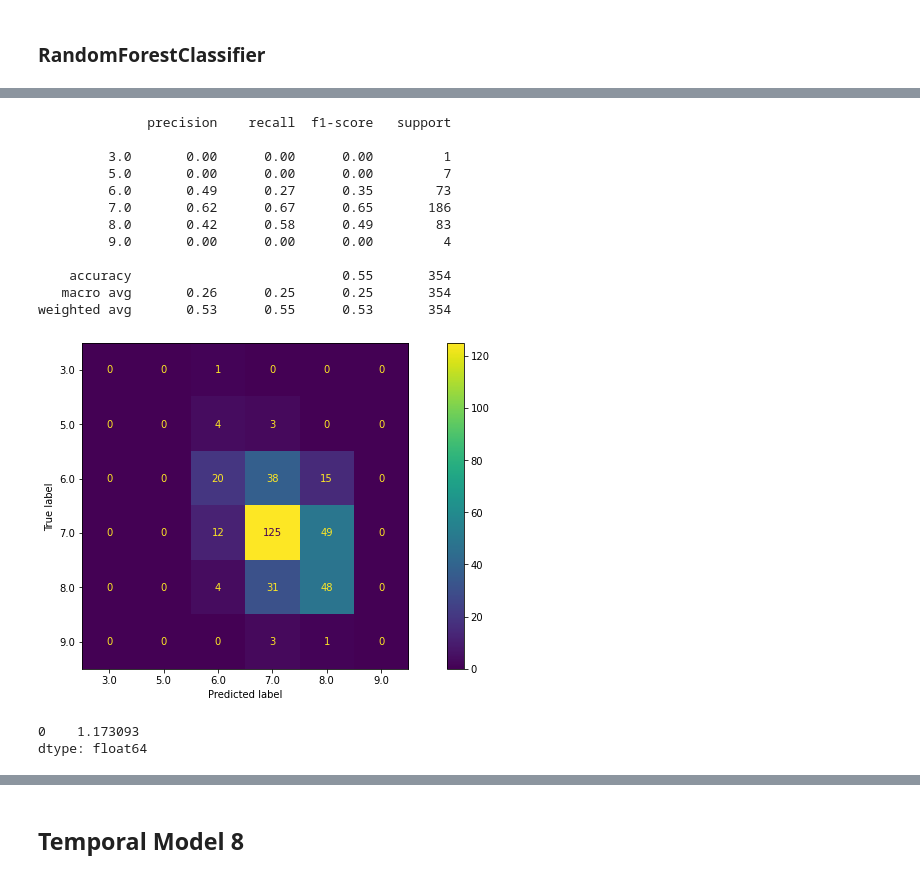
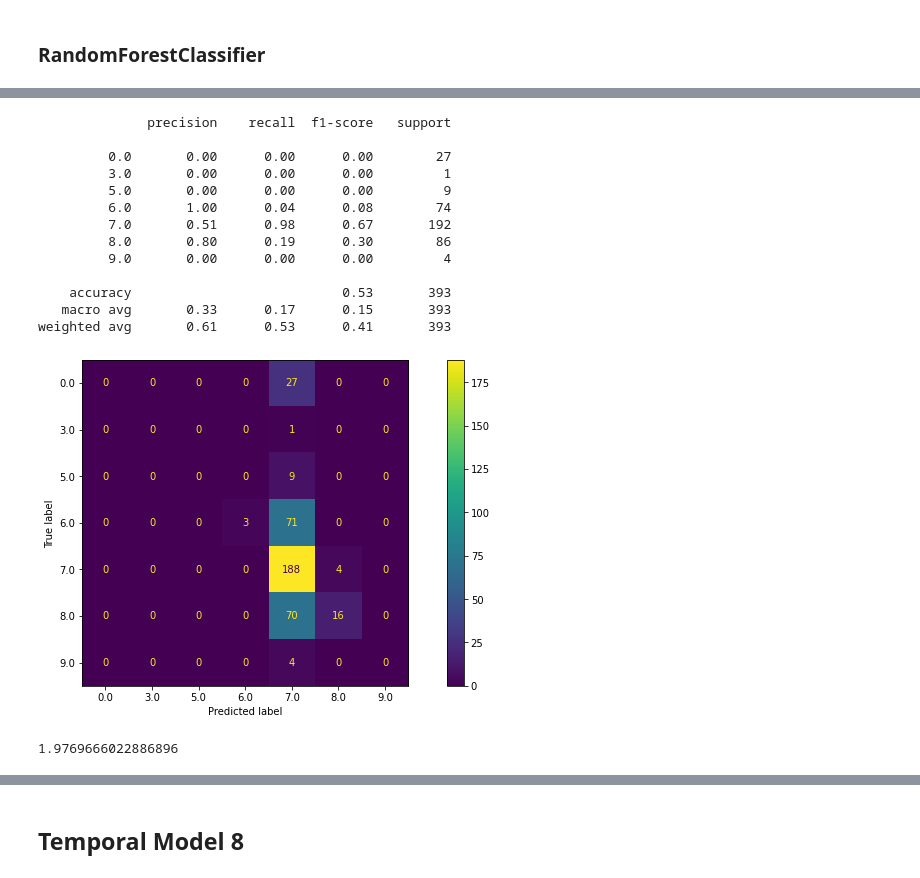
Before and after one commit to OlegBEZb/Data_Mining_assignment_1, a Jupyter notebook: Assignment_1.ipynb, the cells around one changed output, grey strips where cells are left out. Saved outputs shown, nothing was run; the diff lists cells and outputs as text; code cells hidden in the pictures.

```diff
--- a/Assignment_1.ipynb
+++ b/Assignment_1.ipynb
@@ -463,2 +781,6 @@ eval_clf(y_test.round(0), test_pred)
 # %% [markdown]
 ## Feature Engineered model (8 points)
+# %%
+X_train_fb = X_train.drop(['time'], axis=1)
+
+X_test_fb = X_test.drop(['time'], axis=1)
@@ -464,0 +798,5 @@ eval_clf(y_test.round(0), test_pred)
+# %%
+# MinMax scale features
+mm_scaler = MinMaxScaler()
+X_train_fb_scaled = mm_scaler.fit_transform(X_train_fb)
+X_test_fb_scaled = mm_scaler.transform(X_test_fb)
@@ -464,0 +812,18 @@ eval_clf(y_test.round(0), test_pred)
+# %%
+# Grid search hyperparams
+from sklearn.model_selection import GridSearchCV
+from sklearn.linear_model import LogisticRegression
+model = linear_model.SGDRegressor()
+
+param_grid = {
+    'alpha': [0.0001, 0.0005, 0.001, 0.005, 0.01, 0.05],
+    'loss': ['squared_loss', 'huber', 'epsilon_insensitive'],
+    'penalty': ['l2', 'l1', 'elasticnet'],
+    'learning_rate': ['constant', 'optimal', 'invscaling'],
+}
+
+clf = GridSearchCV(model, param_grid, refit=True)
+clf.fit(X_train_fb_scaled, y_train)
+print("Best score: " + str(clf.best_score_))
+print("Best params: " + str(clf.best_params_))
+model = clf.best_estimator_
@@ -530,8 +1017,8 @@ features = ['mood',
 # %%
-clf = RandomForestClassifier(max_depth=15)
-clf = clf.fit(X_train[features], y_train.round(0))
+clf = RandomForestClassifier(max_depth=4)
+clf = clf.fit(X_train_fb, y_train.round(0))
 
-train_pred = clf.predict(X_train[features])
+train_pred = clf.predict(X_train_fb)
 eval_clf(y_train.round(0), train_pred.round(0))
 # %% [output]
               precision    recall  f1-score   support
@@ -551,23 +1038,25 @@ weighted avg       1.00      1.00      1.00       786
 # %%
-test_pred = clf.predict(X_test[features])
+test_pred = clf.predict(X_test_fb)
 eval_clf(y_test.round(0), test_pred.round(0))
 # %% [output]
               precision    recall  f1-score   support
 
+         0.0       0.00      0.00      0.00        27
          3.0       0.00      0.00      0.00         1
-         5.0       0.00      0.00      0.00         7
-         6.0       0.49      0.27      0.35        73
-         7.0       0.62      0.67      0.65       186
-         8.0       0.42      0.58      0.49        83
+         5.0       0.00      0.00      0.00         9
+         6.0       1.00      0.04      0.08        74
+         7.0       0.51      0.98      0.67       192
+         8.0       0.80      0.19      0.30        86
          9.0       0.00      0.00      0.00         4
 
-    accuracy                           0.55       354
-   macro avg       0.26      0.25      0.25       354
-weighted avg       0.53      0.55      0.53       354
+    accuracy                           0.53       393
+   macro avg       0.33      0.17      0.15       393
+weighted avg       0.61      0.53      0.41       393
-[figure, old version]
+[figure, new version]
-# %%
-((y_test.round(0) - pd.DataFrame(test_pred))**2).mean()**0.5
-# %% [output]
-0    1.173093
-dtype: float64
+# %%
+from sklearn.metrics import mean_squared_error
+
+mean_squared_error(y_test.round(0), test_pred, squared=False)
+# %% [output]
+1.9769666022886896
 # %%
```
Also changed, not shown: parts of 125 cells of this notebook, 1 other file.
